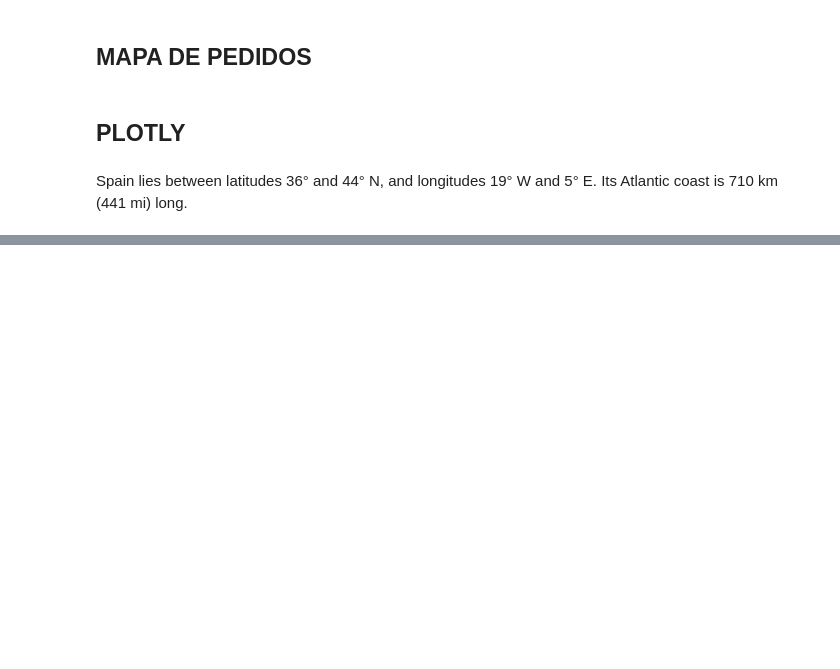
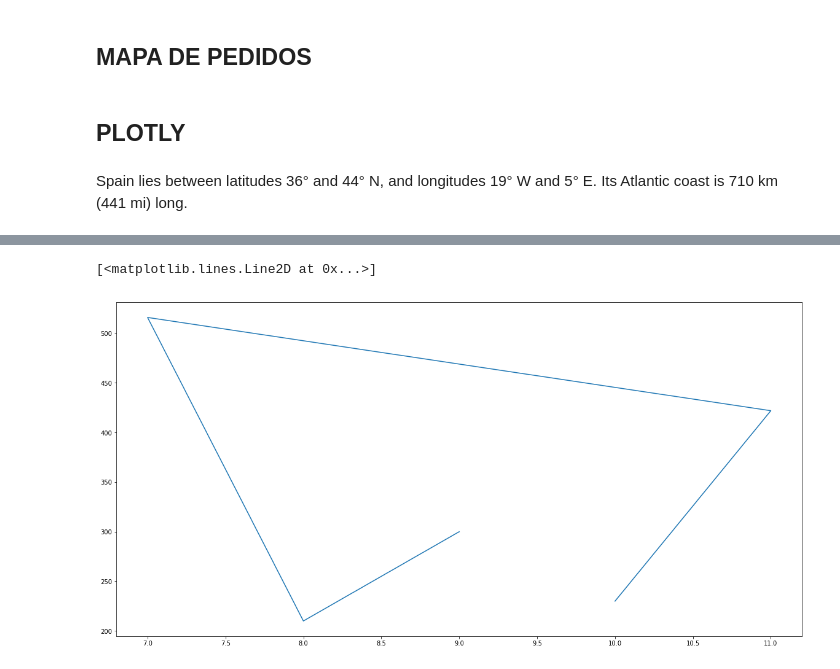
Before and after one commit to OANInternational/nikaritds, a Jupyter notebook: clients_study/estudio_clientes.ipynb, the cells around one changed output, grey strips where cells are left out. Cells and saved outputs as stored; diff of their text form; code cells hidden in the pictures; blank space fills up the shorter version.

```diff
--- a/clients_study/estudio_clientes.ipynb
+++ b/clients_study/estudio_clientes.ipynb
@@ -210,0 +253,5 @@ iplot(fig, filename='clientes_nikarit_municipios')
+# %%
+plt.plot(df_by_month.MES,df_by_month.ingresos)
+# %% [output]
+[<matplotlib.lines.Line2D at 0x...>]
+[figure, added]
```
Also changed, not shown: parts of 15 cells of this notebook.
